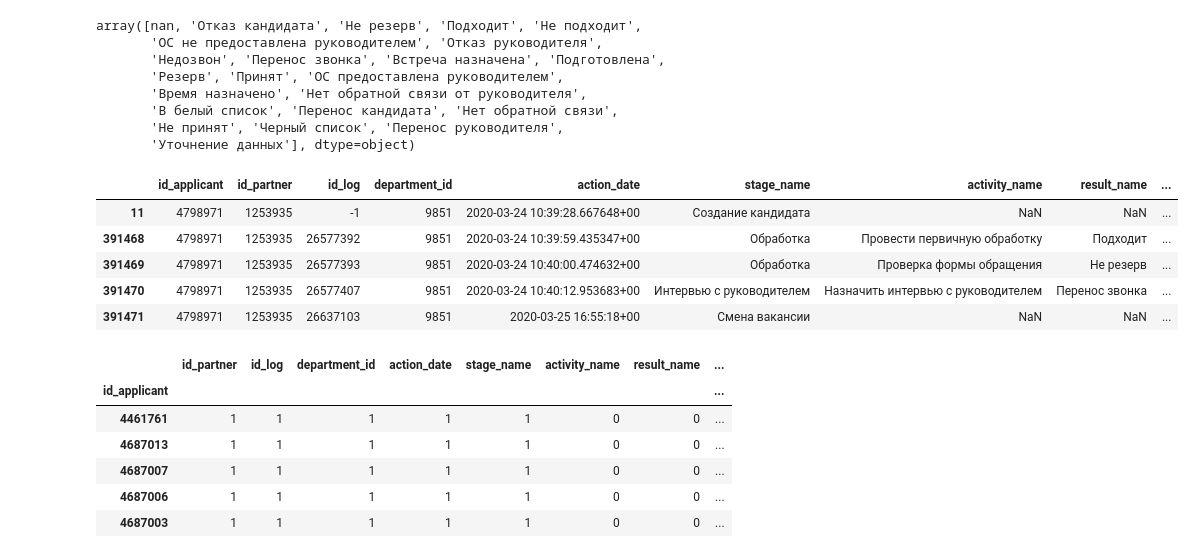
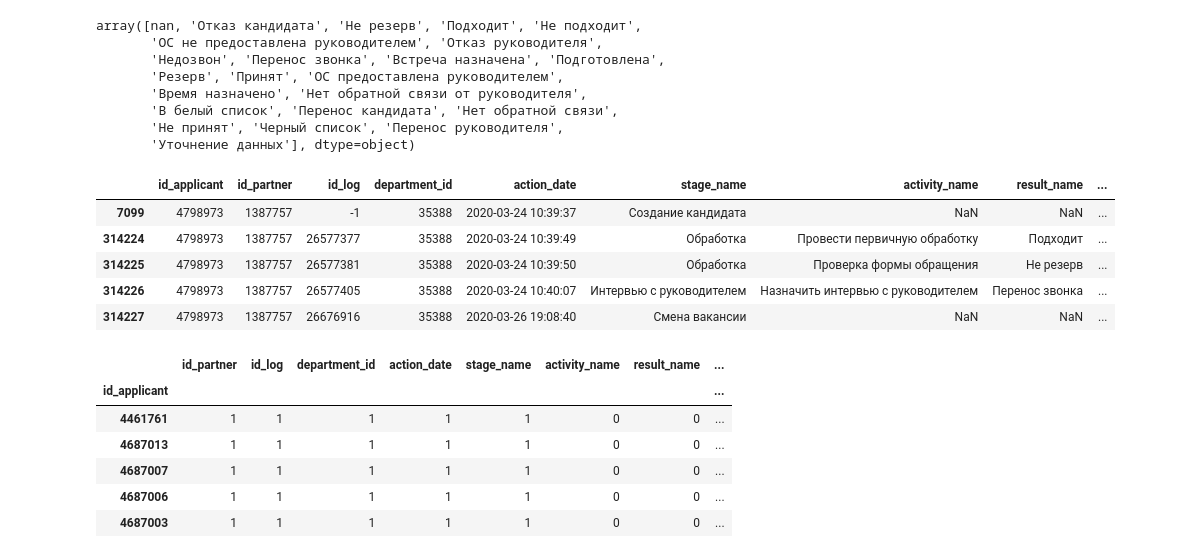
Before and after one commit to Timkasyan/NIR_group_1, a Jupyter notebook: nir_project.ipynb, the cells around one changed output. Drawn from its saved outputs; the diff is of its cells as text; code cells hidden in the pictures.

```diff
--- a/nir_project.ipynb
+++ b/nir_project.ipynb
@@ -5,7 +5,9 @@ from datetime import datetime
 from dateutil.parser import parse
 # %%
 FILEPATH_2020 = "with_closed_ations_as________select_app_2020_X5_STORES.csv"
-df = pd.read_csv(FILEPATH_2020)
+FILEPATH_2019 = "with_closed_ations_as________select_app_2019_X5_STORES.csv"
+FILEPATH_2018 = "with_closed_ations_as________select_app_2018_X5_STORES.csv"
+df = pd.read_csv(FILEPATH_2019)
 # %%
 df = df[df['position_name'] == 'Продавец-кассир']
 df = df[df['is_active_action'] == True]
@@ -47,14 +73,14 @@ array([nan, 'Отказ кандидата', 'Не резерв', 'Подход
        'Не принят', 'Черный список', 'Перенос руководителя',
        'Уточнение данных'], dtype=object)
 # %%
-df[df['id_applicant'] == 4798971]
+df[df['id_applicant'] == 4798973]
 # %% [output]
 |  | id_applicant | id_partner | id_log | department_id | action_date | stage_name | activity_name | result_name | ... |
-| 11 | 4798971 | 1253935 | -1 | 9851 | 2020-03-24 10:39:28.667648+00 | Создание кандидата | NaN | NaN | ... |
-| 391468 | 4798971 | 1253935 | 26577392 | 9851 | 2020-03-24 10:39:59.435347+00 | Обработка | Провести первичную обработку | Подходит | ... |
-| 391469 | 4798971 | 1253935 | 26577393 | 9851 | 2020-03-24 10:40:00.474632+00 | Обработка | Проверка формы обращения | Не резерв | ... |
-| 391470 | 4798971 | 1253935 | 26577407 | 9851 | 2020-03-24 10:40:12.953683+00 | Интервью с руководителем | Назначить интервью с руководителем | Перенос звонка | ... |
-| 391471 | 4798971 | 1253935 | 26637103 | 9851 | 2020-03-25 16:55:18+00 | Смена вакансии | NaN | NaN | ... |
+| 7099 | 4798973 | 1387757 | -1 | 35388 | 2020-03-24 10:39:37 | Создание кандидата | NaN | NaN | ... |
+| 314224 | 4798973 | 1387757 | 26577377 | 35388 | 2020-03-24 10:39:49 | Обработка | Провести первичную обработку | Подходит | ... |
+| 314225 | 4798973 | 1387757 | 26577381 | 35388 | 2020-03-24 10:39:50 | Обработка | Проверка формы обращения | Не резерв | ... |
+| 314226 | 4798973 | 1387757 | 26577405 | 35388 | 2020-03-24 10:40:07 | Интервью с руководителем | Назначить интервью с руководителем | Перенос звонка | ... |
+| 314227 | 4798973 | 1387757 | 26676916 | 35388 | 2020-03-26 19:08:40 | Смена вакансии | NaN | NaN | ... |
 # %%
 df_new = df[['id_applicant','stage_name','activity_name','result_name']]
 df_new = df_new.sort_values('id_applicant')
```
Also changed, not shown: parts of 20 cells of this notebook, 3 other files.
